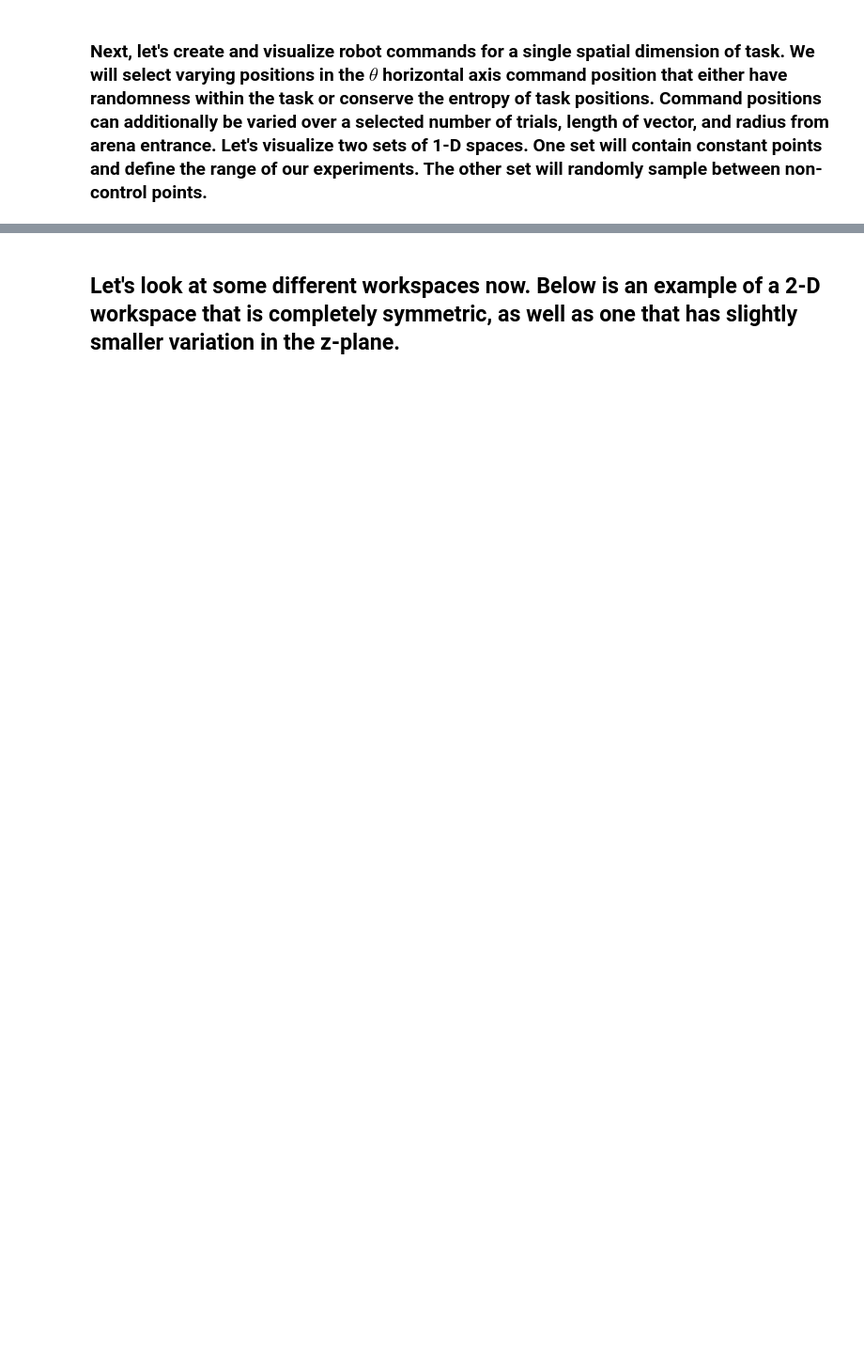
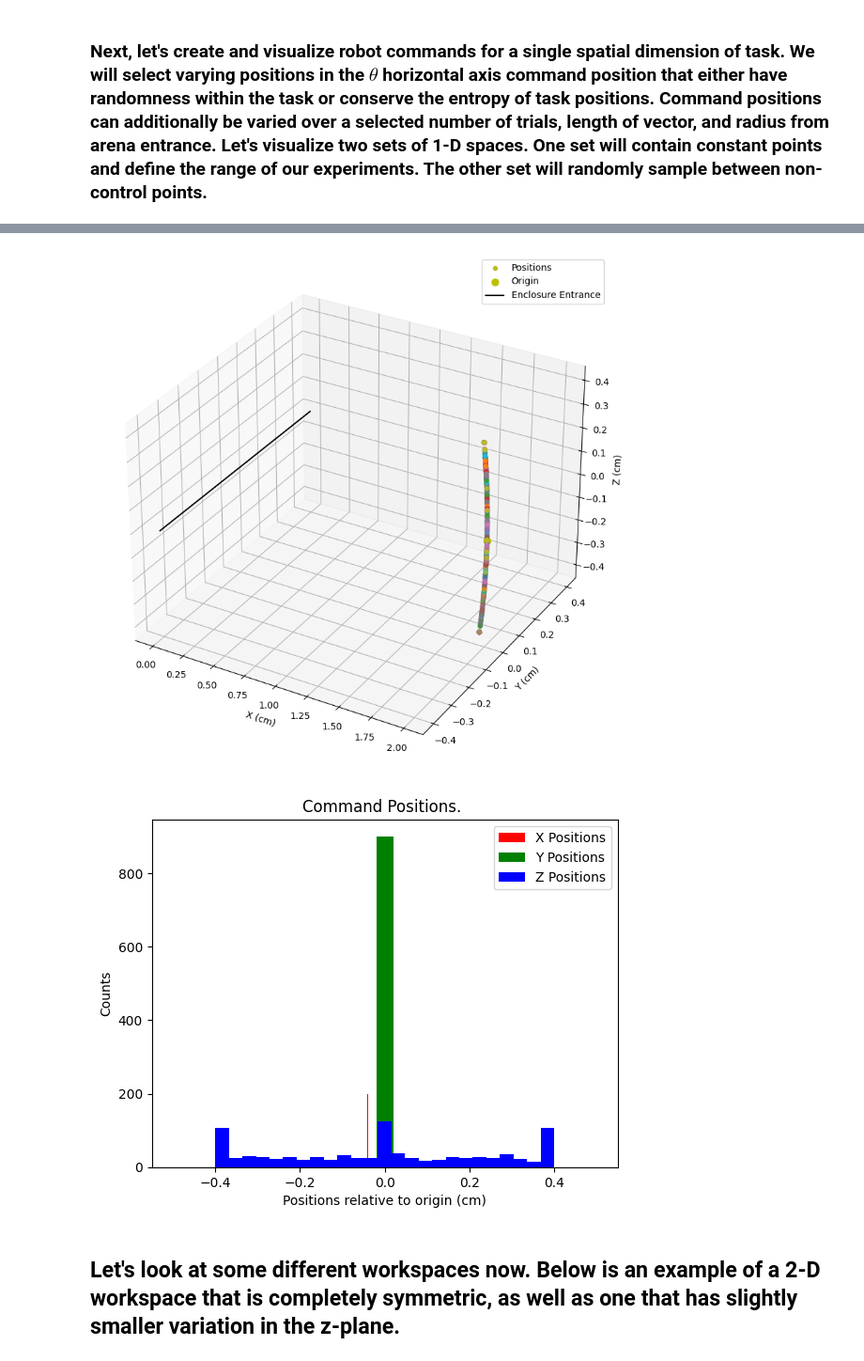
Before and after one commit to throneofshadow/ReachSample, a Jupyter notebook: notebooks/ReachSample_tutorial.ipynb, the cells around one changed output, grey strips where cells are left out. Shown at 94% size. Saved outputs shown, nothing was run; the diff lists cells and outputs as text; code cells hidden in the pictures; blank space fills up the shorter version.

```diff
--- a/notebooks/ReachSample_tutorial.ipynb
+++ b/notebooks/ReachSample_tutorial.ipynb
@@ -34,3 +34,8 @@ RS_.create_theta_workspace(0.4, 2, 100, 9, sample=True, visualize = True)
+# %%
+RS_.create_phi_workspace(0.4, 2, 100, 9, sample=True, visualize = True)
+# %% [output]
+[figure, added]
+[figure, added]
 # %% [markdown]
 ## Let's look at some different workspaces now. Below is an example of a 2-D workspace that is completely symmetric, as well as one that has slightly smaller variation in the z-plane.
 # %%
```
Also changed, not shown: parts of 8 cells of this notebook, 5 other files.
